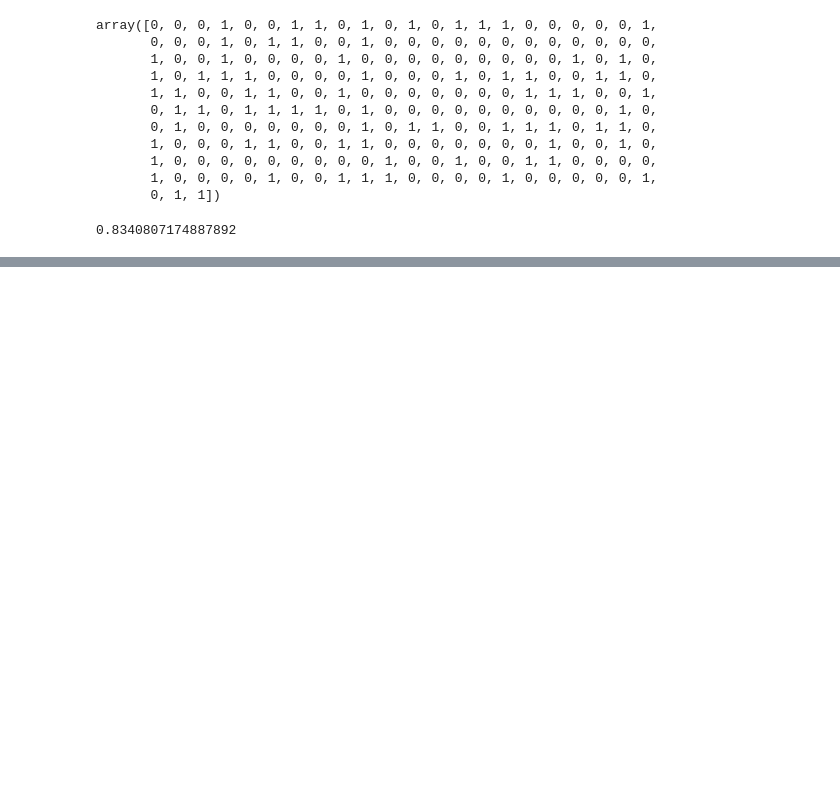
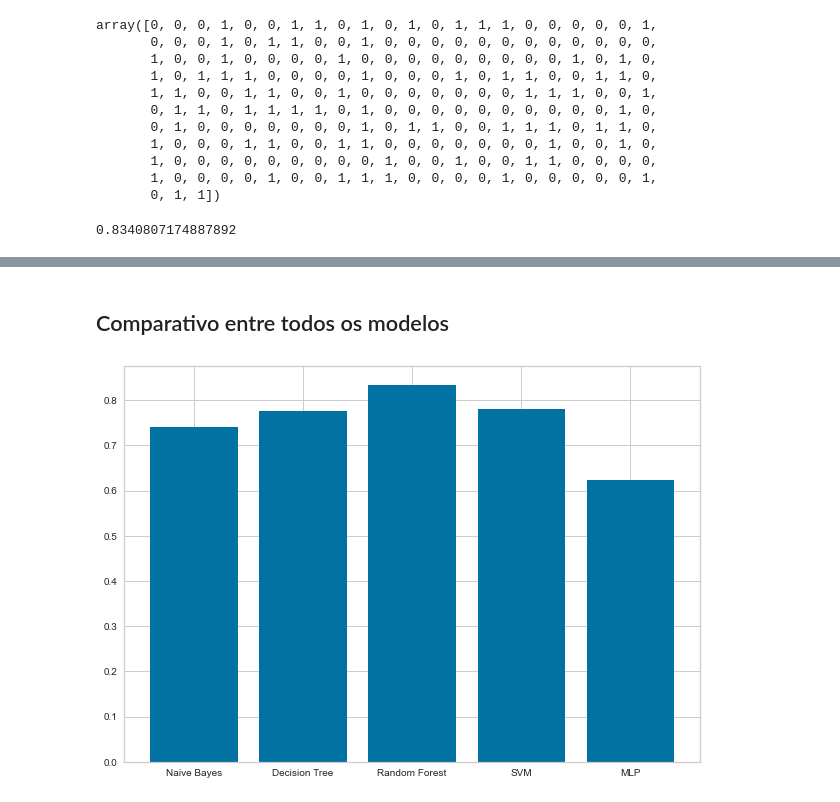
Before and after one commit to alexiagabrielly/titanic-challenge, a Jupyter notebook: titanic.ipynb, the cells around one changed output, grey strips where cells are left out. Cells and saved outputs as stored; diff of their text form; code cells hidden in the pictures; blank space fills up the shorter version.

```diff
--- a/titanic.ipynb
+++ b/titanic.ipynb
@@ -398,0 +434,2 @@ YellowbrickTypeError: This estimator is not a classifier; try a regression or cl
+# %%
+mlp_predict = mlp_titanic.predict(X_teste)
@@ -398,0 +441,11 @@ YellowbrickTypeError: This estimator is not a classifier; try a regression or cl
+# %% [markdown]
+## Comparativo entre todos os modelos
+# %%
+fig = plt.figure()
+ax = fig.add_axes([0,0,1,1])
+langs = ['Naive Bayes', 'Decision Tree', 'Random Forest', 'SVM', 'MLP']
+students = [naive_score, arvore_score, random_forest_score, svm_score, mlp_score]
+ax.bar(langs,students)
+plt.show()
+# %% [output]
+[figure, added]
```
Also changed, not shown: parts of 20 cells of this notebook.
